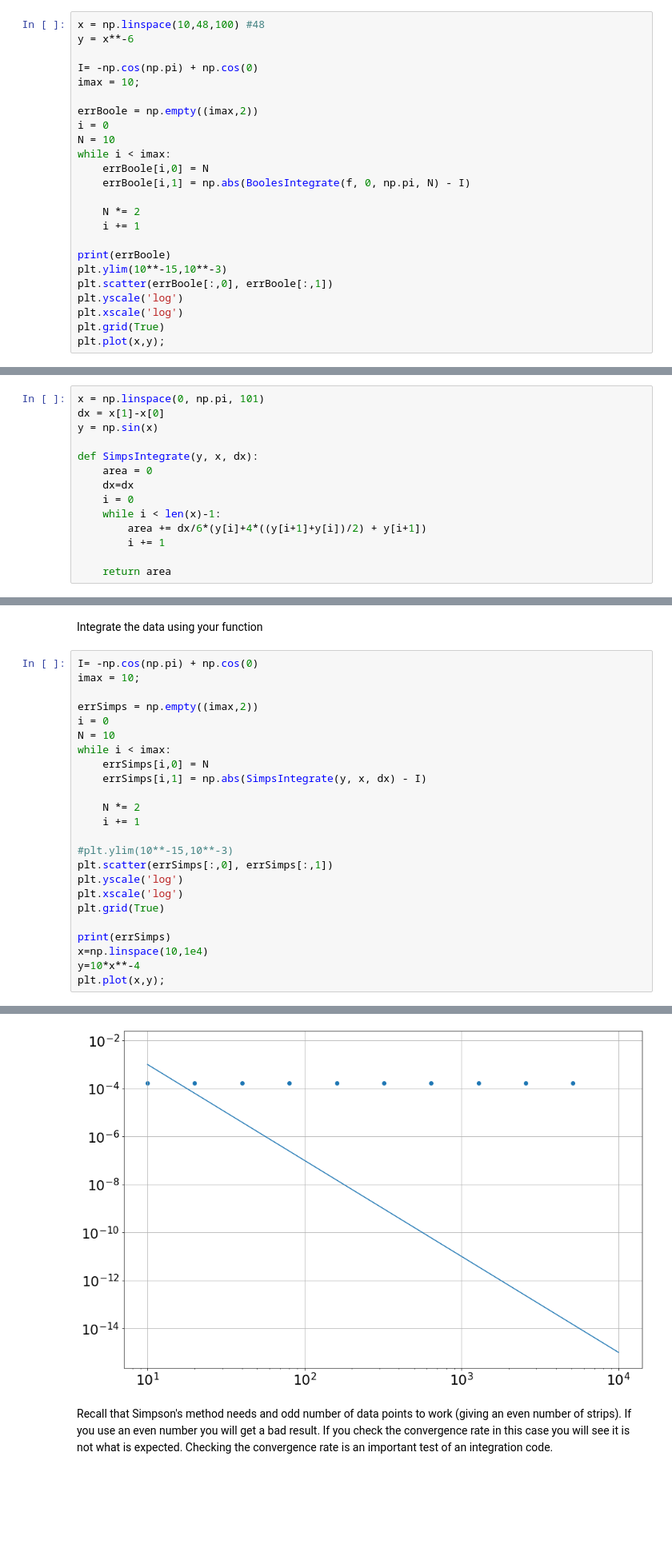
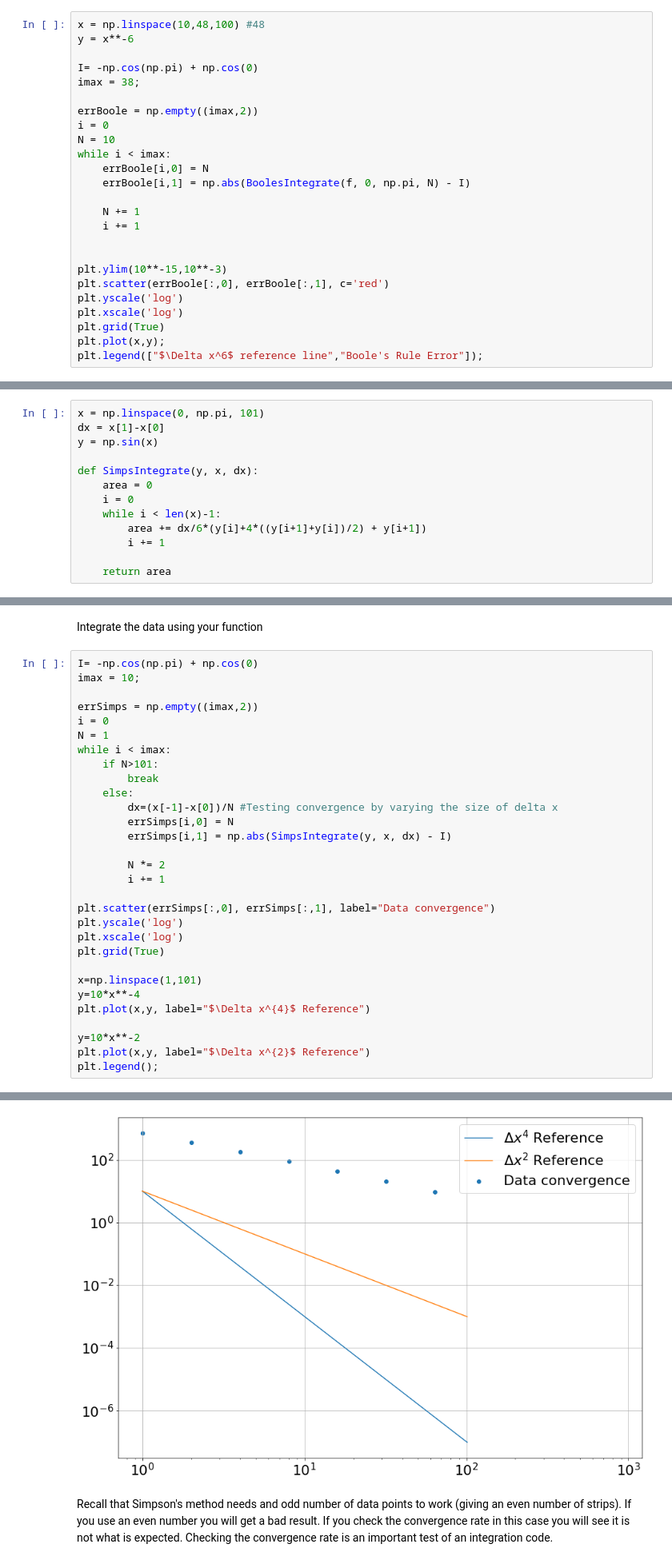
Before and after one commit to Conor-O-Mahony/ACM20030-Assignments, a Jupyter notebook: Assignment 4/Assignment-4.ipynb, the cells around one changed output, grey strips where cells are left out. Shown at 80% size. Drawn from its saved outputs; the diff is of its cells as text; blank space fills up the shorter version.

```diff
--- a/Assignment 4/Assignment-4.ipynb
+++ b/Assignment 4/Assignment-4.ipynb
@@ -202,7 +202,7 @@ x = np.linspace(10,48,100) #48
 y = x**-6
 
 I= -np.cos(np.pi) + np.cos(0)
-imax = 10;
+imax = 38;
 
 errBoole = np.empty((imax,2))
 i = 0
@@ -211,14 +211,15 @@ while i < imax:
     errBoole[i,0] = N
     errBoole[i,1] = np.abs(BoolesIntegrate(f, 0, np.pi, N) - I)
 
-    N *= 2
+    N += 1
     i += 1
 
-print(errBoole)
+
 plt.ylim(10**-15,10**-3)
-plt.scatter(errBoole[:,0], errBoole[:,1])
+plt.scatter(errBoole[:,0], errBoole[:,1], c='red')
 plt.yscale('log')
 plt.xscale('log')
 plt.grid(True)
 plt.plot(x,y);
+plt.legend(["$\Delta x^6$ reference line","Boole's Rule Error"]);
 # %% [output]
@@ -293,7 +285,6 @@ y = np.sin(x)
 
 def SimpsIntegrate(y, x, dx):
     area = 0
-    dx=dx
     i = 0
     while i < len(x)-1:
         area += dx/6*(y[i]+4*((y[i+1]+y[i])/2) + y[i+1])
@@ -332,22 +303,28 @@ imax = 10;
 
 errSimps = np.empty((imax,2))
 i = 0
-N = 10
+N = 1
 while i < imax:
-    errSimps[i,0] = N
-    errSimps[i,1] = np.abs(SimpsIntegrate(y, x, dx) - I)
+    if N>101:
+        break
+    else:
+        dx=(x[-1]-x[0])/N #Testing convergence by varying the size of delta x
+        errSimps[i,0] = N
+        errSimps[i,1] = np.abs(SimpsIntegrate(y, x, dx) - I)
 
-    N *= 2
-    i += 1
+        N *= 2
+        i += 1
 
-#plt.ylim(10**-15,10**-3)
-plt.scatter(errSimps[:,0], errSimps[:,1])
+plt.scatter(errSimps[:,0], errSimps[:,1], label="Data convergence")
 plt.yscale('log')
 plt.xscale('log')
 plt.grid(True)
 
-print(errSimps)
-x=np.linspace(10,1e4)
+x=np.linspace(1,101)
 y=10*x**-4
-plt.plot(x,y);
+plt.plot(x,y, label="$\Delta x^{4}$ Reference")
+
+y=10*x**-2
+plt.plot(x,y, label="$\Delta x^{2}$ Reference")
+plt.legend();
 # %% [output]
@@ -364,4 +331,4 @@ plt.plot(x,y);
-[figure, old version]
+[figure, new version]
 # %% [markdown]
 Recall that Simpson's method needs and odd number of data points to work (giving an even number of strips). If you use an even number you will get a bad result. If you check the convergence rate in this case you will see it is not what is expected. Checking the convergence rate is an important test of an integration code.
 # %% [markdown]
```
Also changed, not shown: parts of 7 cells of this notebook.
